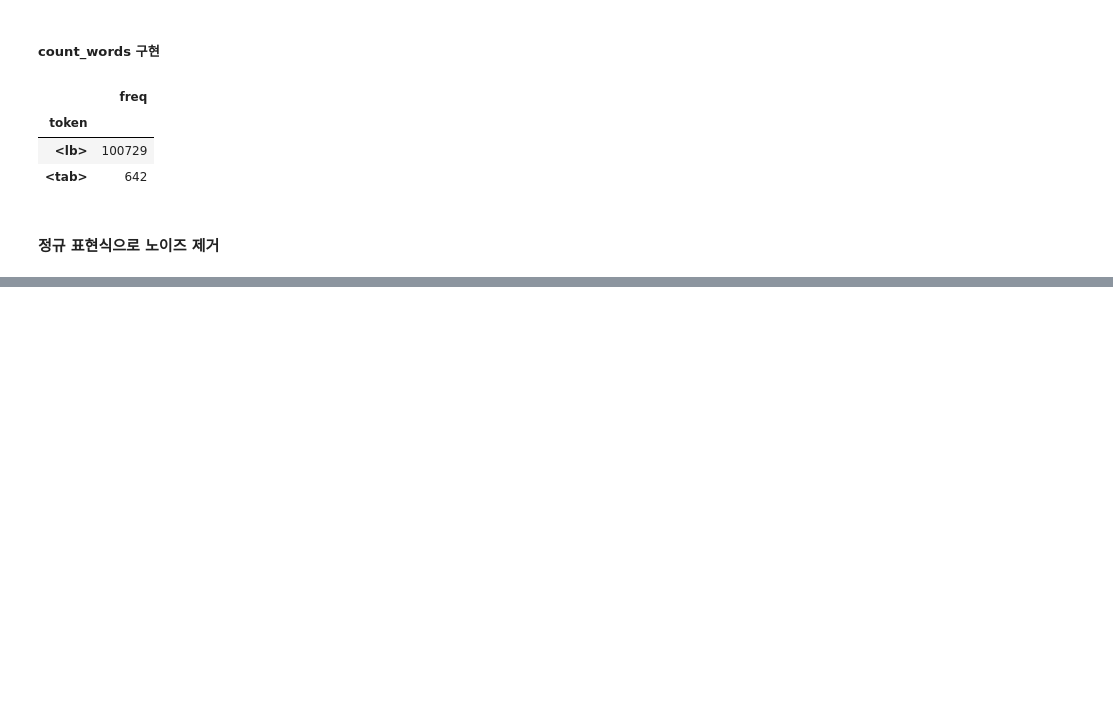
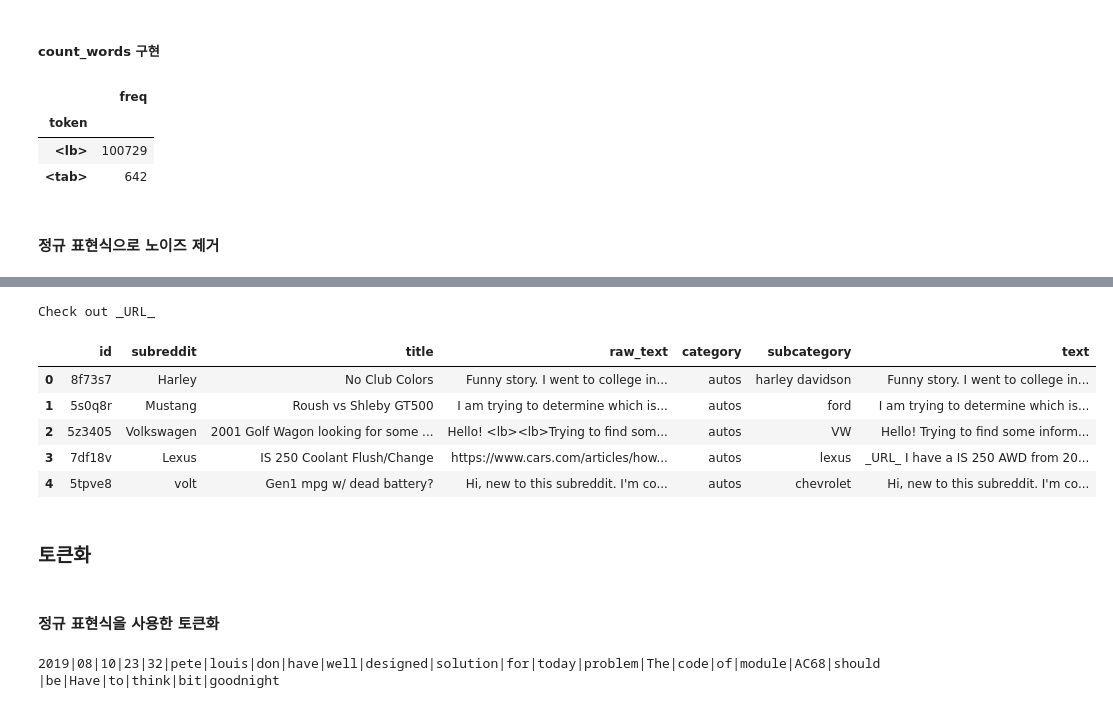
Before and after one commit to chw8207/text_python, a Jupyter notebook: 텍스트데이터준비.ipynb, the cells around one changed output, grey strips where cells are left out. Saved outputs shown, nothing was run; the diff lists cells and outputs as text; code cells hidden in the pictures; blank space fills up the shorter version.

```diff
--- a/텍스트데이터준비.ipynb
+++ b/텍스트데이터준비.ipynb
@@ -237,0 +291,8 @@ def clean(text) :
+# %%
+# 다양한 하이픈과 따옴표를 표준화하고 악센트를 제거함
+def normalize(text) :
+    text = tprep.normalize.hyphenated_words(text)
+    text = tprep.normalize.quotation_marks(text)
+    text = tprep.normalize.unicode(text)
+    text = tprep.remove.accents(text)
+    return text
@@ -237,0 +314,20 @@ def clean(text) :
+# %%
+if textacy.__version__ < '0.11':
+    # as in book
+    replace_urls = textacy.preprocessing.replace_urls
+else:
+    replace_urls = textacy.preprocessing.replace.urls
+# %%
+text = "Check out https://spacy.io/usage/spacy-101"
+
+# 대체할 때 대체값으로 _URL_을 사용한다.
+print(replace_urls(text))
+# %% [output]
+Check out _URL_
+# %%
+# 정규화 및 데이터 마스킹 기능을 데이터에 적용하기
+df['clean_text'] = df['clean_text'].map(replace_urls)
+df['clean_text'] = df['clean_text'].map(normalize)
+# %%
+df.rename(columns={'text':'raw_text', 'clean_text':'text'}, inplace=True)
+df.drop(columns=['impurity'], inplace=True)
@@ -237,0 +339,11 @@ def clean(text) :
+# %%
+df.head()
+# %% [output]
+|  | id | subreddit | title | raw_text | category | subcategory | text |
+| 0 | 8f73s7 | Harley | No Club Colors | Funny story. I went to college in... | autos | harley davidson | Funny story. I went to college in... |
+| 1 | 5s0q8r | Mustang | Roush vs Shleby GT500 | I am trying to determine which is... | autos | ford | I am trying to determine which is... |
+| 2 | 5z3405 | Volkswagen | 2001 Golf Wagon looking for some ... | Hello! <lb><lb>Trying to find som... | autos | VW | Hello! Trying to find some inform... |
+| 3 | 7df18v | Lexus | IS 250 Coolant Flush/Change | https://www.cars.com/articles/how... | autos | lexus | _URL_ I have a IS 250 AWD from 20... |
+| 4 | 5tpve8 | volt | Gen1 mpg w/ dead battery? | Hi, new to this subreddit. I'm co... | autos | chevrolet | Hi, new to this subreddit. I'm co... |
+# %% [markdown]
+### 토큰화
@@ -237,0 +355,7 @@ def clean(text) :
+# %% [markdown]
+#### 정규 표현식을 사용한 토큰화
+# %%
+tokens = re.findall(r'\w\w+', text)
+print(*tokens, sep='|')
+# %% [output]
+2019|08|10|23|32|pete|louis|don|have|well|designed|solution|for|today|problem|The|code|of|module|AC68|should|be|Have|to|think|bit|goodnight
```
Also changed, not shown: parts of 19 cells of this notebook.
